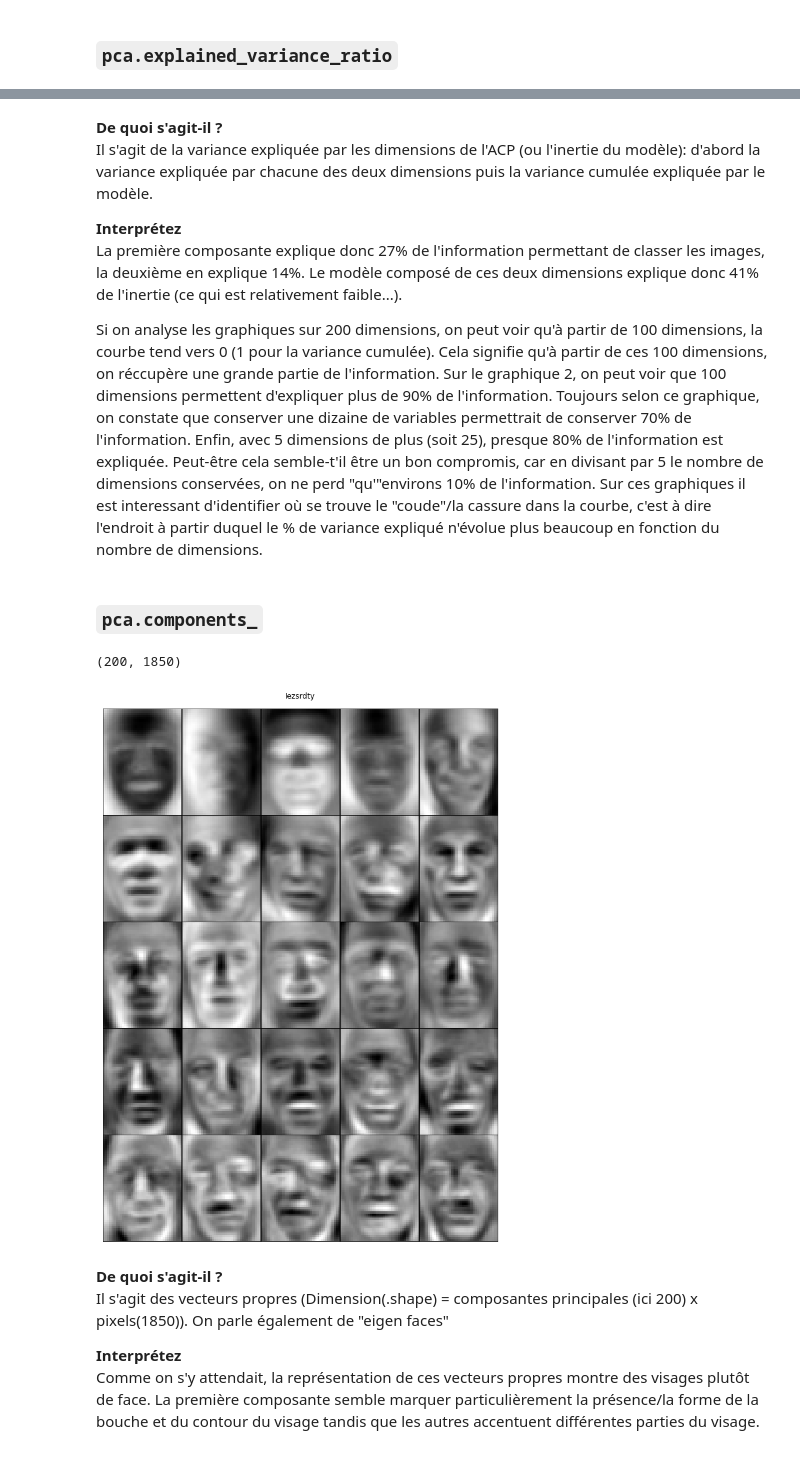
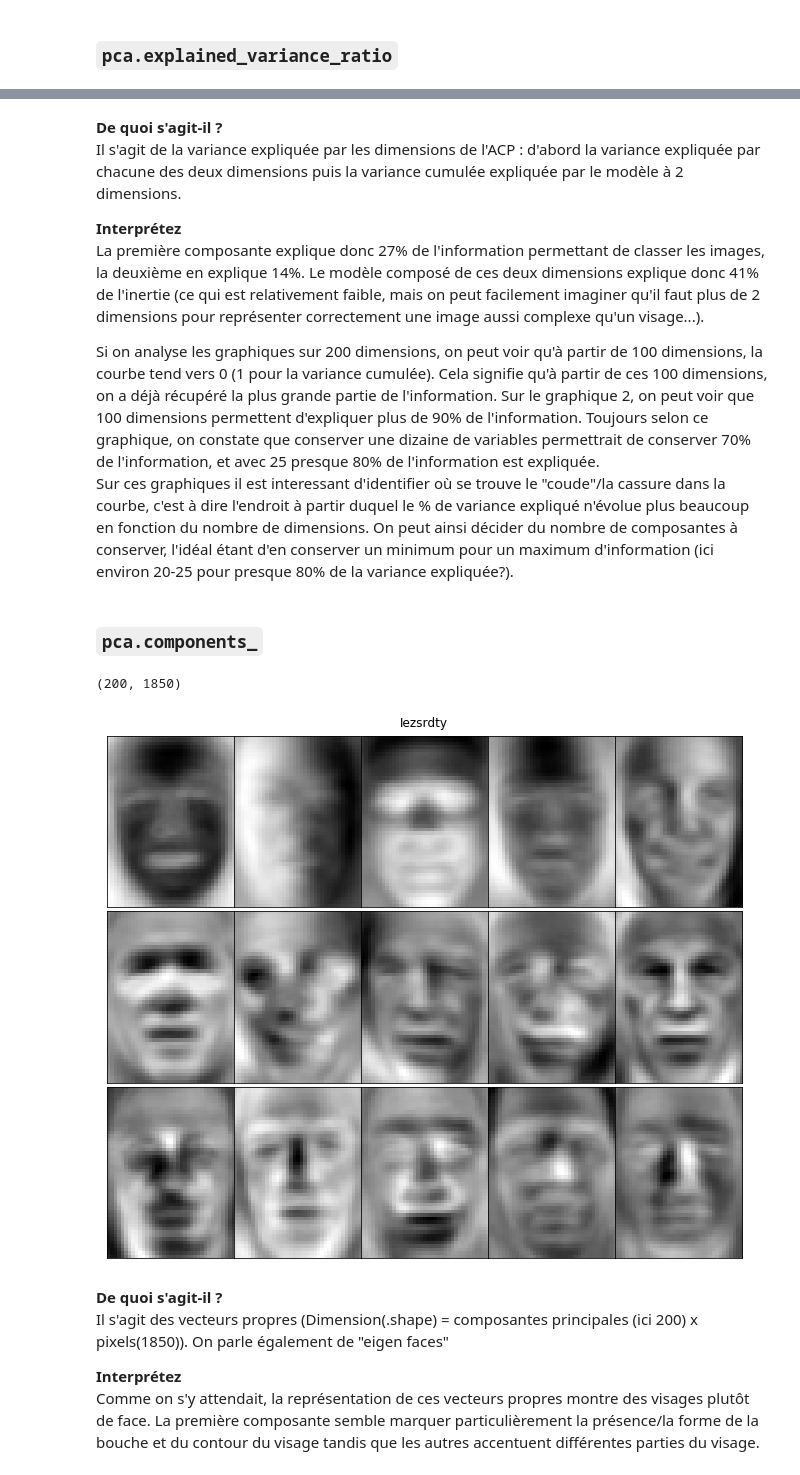
Before and after one commit to campusplage/compte-rendus-brun-franc, a Jupyter notebook: TP2_sklearn.ipynb, the cells around one changed output, grey strips where cells are left out. Cells and saved outputs as stored; diff of their text form; code cells hidden in the pictures.

```diff
--- a/TP2_sklearn.ipynb
+++ b/TP2_sklearn.ipynb
@@ -393,23 +393,23 @@ Pourcentage de variance expliqué cumulé des deux premières composantes :  [0.
 # %% [markdown]
 __De quoi s'agit-il ?__
-Il s'agit de la variance expliquée par les dimensions de l'ACP (ou l'inertie du modèle): d'abord la variance expliquée par chacune des deux dimensions puis la variance cumulée expliquée par le modèle.
+Il s'agit de la variance expliquée par les dimensions de l'ACP : d'abord la variance expliquée par chacune des deux dimensions puis la variance cumulée expliquée par le modèle à 2 dimensions.
 
 __Interprétez__
-La première composante explique donc 27% de l'information permettant de classer les images, la deuxième en explique 14%. Le modèle composé de ces deux dimensions explique donc 41% de l'inertie (ce qui est relativement faible...).
+La première composante explique donc 27% de l'information permettant de classer les images, la deuxième en explique 14%. Le modèle composé de ces deux dimensions explique donc 41% de l'inertie (ce qui est relativement faible, mais on peut facilement imaginer qu'il faut plus de 2 dimensions pour représenter correctement une image aussi complexe qu'un visage...).
 
-Si on analyse les graphiques sur 200 dimensions, on peut voir qu'à partir de 100 dimensions, la courbe tend vers 0 (1 pour la variance cumulée). Cela signifie qu'à partir de ces 100 dimensions, on réccupère une grande partie de l'information. Sur le graphique 2, on peut voir que 100 dimensions permettent d'expliquer plus de 90% de l'information. Toujours selon ce graphique, on constate que conserver une dizaine de variables permettrait de conserver 70% de l'information. Enfin, avec 5 dimensions de plus (soit 25), presque 80% de l'information est expliquée. Peut-être cela semble-t'il être un bon compromis, car en divisant par 5 le nombre de dimensions conservées, on ne perd "qu'"environs 10% de l'information.
-Sur ces graphiques il est interessant d'identifier où se trouve le "coude"/la cassure dans la courbe, c'est à dire l'endroit à partir duquel le % de variance expliqué n'évolue plus beaucoup en fonction du nombre de dimensions.
+Si on analyse les graphiques sur 200 dimensions, on peut voir qu'à partir de 100 dimensions, la courbe tend vers 0 (1 pour la variance cumulée). Cela signifie qu'à partir de ces 100 dimensions, on a déjà récupéré la plus grande partie de l'information. Sur le graphique 2, on peut voir que 100 dimensions permettent d'expliquer plus de 90% de l'information. Toujours selon ce graphique, on constate que conserver une dizaine de variables permettrait de conserver 70% de l'information, et avec 25 presque 80% de l'information est expliquée.
+Sur ces graphiques il est interessant d'identifier où se trouve le "coude"/la cassure dans la courbe, c'est à dire l'endroit à partir duquel le % de variance expliqué n'évolue plus beaucoup en fonction du nombre de dimensions. On peut ainsi décider du nombre de composantes à conserver, l'idéal étant d'en conserver un minimum pour un maximum d'information (ici environ 20-25 pour presque 80% de la variance expliquée?).
 # %% [markdown]
 ### `pca.components_`
 # %%
-# Commencez par en affichez la dimension
+# Commencez par en affichez la dimension (ici 200*1850 car on s'interesse à l'ACP réalisée avec 200 composantes)
 print(pca2.components_.shape)
 
 # Cela devrait vous rappeler quelque chose. Affichez.
-plot_images(pca2.components_, 'Iezsrdty',n_row=5, n_col=5)
+plot_images(pca2.components_, 'Iezsrdty',n_row=3, n_col=5)
 # %% [output]
 (200, 1850)
-[figure, old version]
+[figure, new version]
 # %% [markdown]
 __De quoi s'agit-il ?__
 Il s'agit des vecteurs propres (Dimension(.shape) = composantes principales (ici 200) x pixels(1850)).
```
Also changed, not shown: parts of 10 cells of this notebook.
